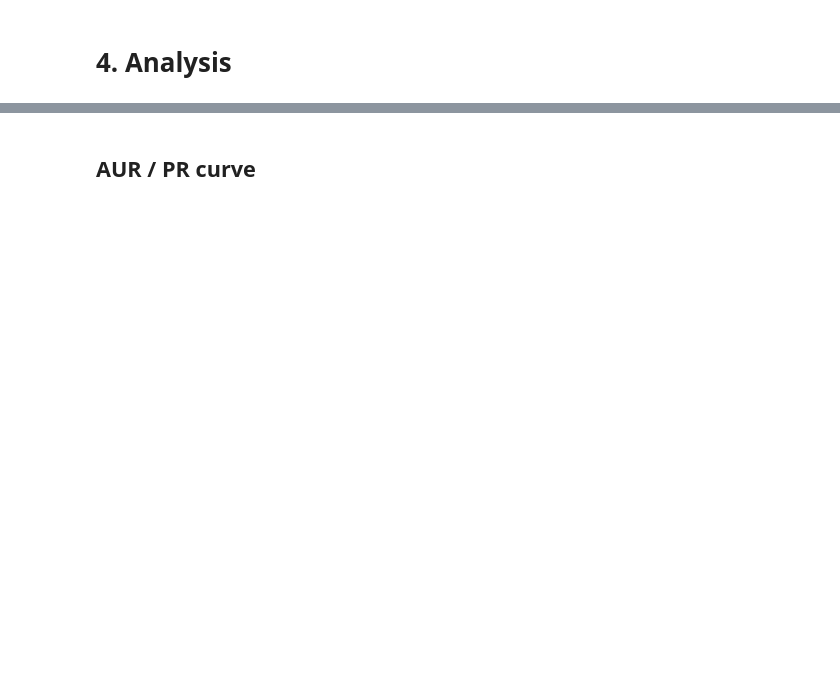
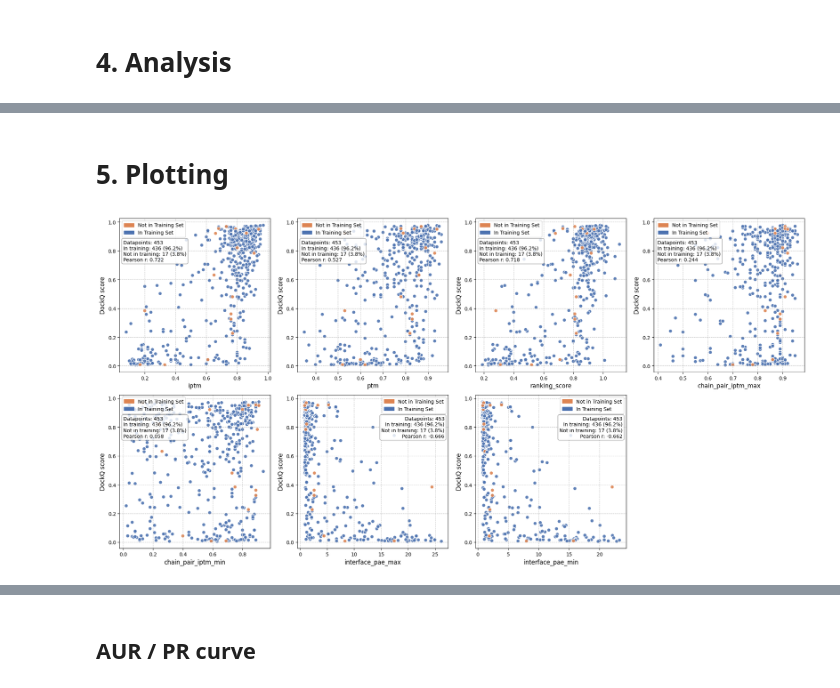
Before and after one commit to mebaier/AF3-eval-arm-tf, a Jupyter notebook: src/production1/pipeline2.ipynb, the cells around one changed output, grey strips where cells are left out. Drawn from its saved outputs; the diff is of its cells as text; code cells hidden in the pictures; blank space fills up the shorter version.

```diff
--- a/src/production1/pipeline2.ipynb
+++ b/src/production1/pipeline2.ipynb
@@ -176,11 +221,11 @@ from functions_filtering import *
 from functions_plotting import *
 from functions_pdb2net import *
 # %%
-# BATCH_DIRS = []
-# BATCH_DIRS.extend([os.path.join('../../production1/PDB_modelling/', d) for d in os.listdir('../../production1/PDB_modelling') if os.path.isdir(os.path.join('../../production1/PDB_modelling', d)) and 'batch' in d])
+BATCH_DIRS = []
+BATCH_DIRS.extend([os.path.join('../../production1/PDB_modelling/', d) for d in os.listdir('../../production1/PDB_modelling') if os.path.isdir(os.path.join('../../production1/PDB_modelling', d)) and 'batch' in d])
 
-# interfaces_df.rename(columns={'Interface ID': 'Chains'}, inplace=True)
-# new_af_jobs, reference_jobs = create_job_batch_from_PDB_chains(interfaces_df, BATCH_DIRS, 5120)
-# write_af_jobs_to_individual_files(new_af_jobs, '../../production1/PDB_modelling/batch_12')
-# write_af_jobs_to_individual_files(reference_jobs, '../../production1/PDB_modelling/reference', 'alphafold3', True)
-# interfaces_df.rename(columns={'Chains': 'Interface ID'}, inplace=True)
+interfaces_df.rename(columns={'Interface ID': 'Chains'}, inplace=True)
+new_af_jobs, reference_jobs = create_job_batch_from_PDB_chains(interfaces_df, BATCH_DIRS, 5120)
+write_af_jobs_to_individual_files(new_af_jobs, '../../production1/PDB_modelling/batch_12')
+write_af_jobs_to_individual_files(reference_jobs, '../../production1/PDB_modelling/reference', 'alphafold3', True)
+interfaces_df.rename(columns={'Chains': 'Interface ID'}, inplace=True)
@@ -214,3 +331,0 @@ create_scatter_plot(results_df, 'ranking_score', 'dockq_score', ax=axes[2], corr
-# %%
-results_df['interface_pae_max'] = results_df['chain_pair_pae_min'].apply(lambda c: max([c[0][1], c[1][0]]))
-results_df['interface_pae_min'] = results_df['chain_pair_pae_min'].apply(lambda c: min([c[0][1], c[1][0]]))
@@ -221,3 +331,0 @@ create_scatter_plot(results_df, 'interface_pae_min', 'dockq_score', ax=axes[1],
-# %%
-results_df['chain_pair_iptm_max'] = results_df['chain_pair_iptm'].apply(lambda c: max([c[0][0], c[1][1]]))
-results_df['chain_pair_iptm_min'] = results_df['chain_pair_iptm'].apply(lambda c: min([c[0][0], c[1][1]]))
@@ -227,0 +332,4 @@ create_scatter_plot(results_df, 'chain_pair_iptm_min', 'dockq_score', ax=axes[1]
+# %%
+results_df = results_df.dropna(subset=['dockq_score'])
+# %% [markdown]
+# 5. Plotting
@@ -228,3 +417,24 @@ create_scatter_plot(results_df, 'chain_pair_iptm_min', 'dockq_score', ax=axes[1]
+# %%
+# Create a 2-row subplot grid with 4 plots in first row and 3 plots in second row
+fig, axes = plt.subplots(2, 4, figsize=(20, 10))
+
+# First row: 4 plots
+spd(results_df, 'iptm', 'dockq_score', ax=axes[0, 0], corr=True)
+spd(results_df, 'ptm', 'dockq_score', ax=axes[0, 1], corr=True)
+spd(results_df, 'ranking_score', 'dockq_score', ax=axes[0, 2], corr=True)
+spd(results_df, 'chain_pair_iptm_max', 'dockq_score', ax=axes[0, 3], corr=True)
+
+# Second row: 3 plots (hide the 4th subplot)
+spd(results_df, 'chain_pair_iptm_min', 'dockq_score', ax=axes[1, 0], corr=True)
+spd(results_df, 'interface_pae_max', 'dockq_score', ax=axes[1, 1], corr=True, legend_position='right')
+spd(results_df, 'interface_pae_min', 'dockq_score', ax=axes[1, 2], corr=True, legend_position='right')
+axes[1, 3].set_visible(False)  # Hide the 4th subplot in second row
+
+plt.tight_layout()
+plt.savefig('/home/markus/Desktop/Thesis/structure_scatter.png', dpi=300)
+plt.show()
+# %% [output]
+[figure, added]
 # %%
 import seaborn as sns
 import matplotlib.pyplot as plt
```
Also changed, not shown: parts of 24 cells of this notebook, 4 other files.
